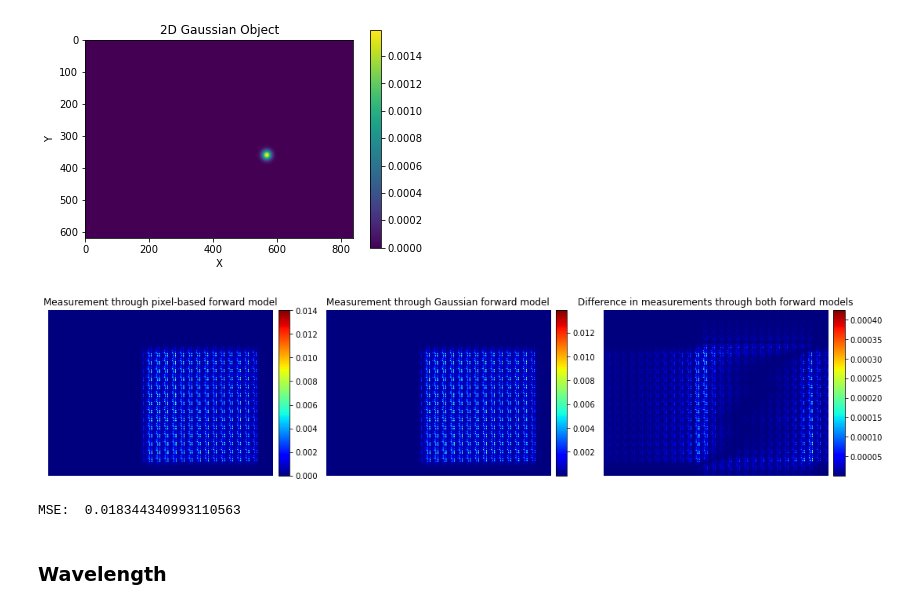
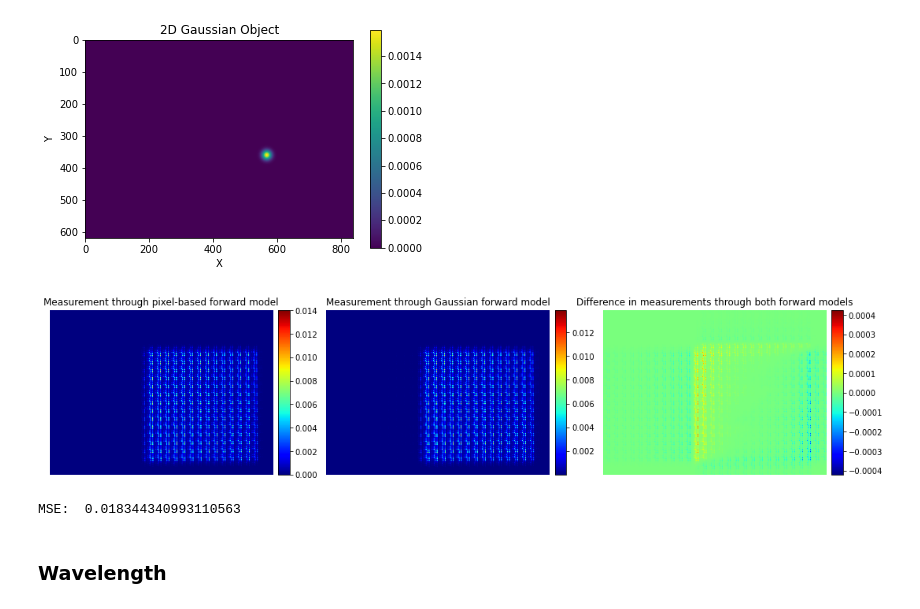
Before and after one commit to neerja/spectralmicroscope_gaussiansplatting, a Jupyter notebook: GaussSplatting/gaussian_localization.ipynb, the cells around one changed output. Saved outputs shown, nothing was run; the diff lists cells and outputs as text; code cells hidden in the pictures.

```diff
--- a/GaussSplatting/gaussian_localization.ipynb
+++ b/GaussSplatting/gaussian_localization.ipynb
@@ -244,11 +335,11 @@ Generally useful as we make updates to the forward models
 # %%
 # Gaussian parameters -- must be floats
-muy = 50.0
-mux = 150.0
-mul = 0.0
-sigy = 10.0
-sigx = 10.0
-sigl = 1.0
+muy = 50.
+mux = 150.
+mul = 0.
+sigy = 10.
+sigx = 10.
+sigl = 1.
 NY, NX, NL = m.shape
 # %%
 # Create gaussian object and 3D array
@@ -293,37 +384,37 @@ fig, axes = plt.subplots(1, 3, figsize=(15, 5))  # Adjust `figsize` as needed fo
 im1 = axes[0].imshow(g3_test_measurement.detach().numpy(), cmap='jet',
                      vmin=g3_test_measurement.min().item(),
                      vmax=g3_test_measurement.max().item())
 axes[0].set_title("Measurement through pixel-based forward model")
 axes[0].axis('off')
 divider1 = make_axes_locatable(axes[0])
 cax1 = divider1.append_axes("right", size="5%", pad=0.1)  # Adjust size and pad for appearance
 fig.colorbar(im1, cax=cax1)
 
 im2 = axes[1].imshow(g_test_measurement.detach().numpy(), cmap='jet',
                      vmin=g_test_measurement.min().item(),
                      vmax=g_test_measurement.max().item())
 axes[1].set_title("Measurement through Gaussian forward model")
 axes[1].axis('off')
 divider2 = make_axes_locatable(axes[1])
 cax2 = divider2.append_axes("right", size="5%", pad=0.1)
 fig.colorbar(im2, cax=cax2)
 
-im3 = axes[2].imshow(np.abs(g_test_diff.detach().numpy()), cmap='jet',
-                     vmin=np.abs(g_test_diff.detach().numpy()).min().item(),
-                     vmax=np.abs(g_test_diff.detach().numpy()).max().item())
+im3 = axes[2].imshow(g_test_diff.detach().numpy(), cmap='jet',
+                     vmin=g_test_diff.min().item(),
+                     vmax=g_test_diff.max().item())
 axes[2].set_title("Difference in measurements through both forward models")
 axes[2].axis('off')
 divider3 = make_axes_locatable(axes[2])
 cax3 = divider3.append_axes("right", size="5%", pad=0.1)
 fig.colorbar(im3, cax=cax3)
 
 # Adjust layout to prevent overlap
 plt.tight_layout()
 plt.show()
 
 print("MSE: ", mse.detach().numpy())
 # %% [output]
-[figure, old version]
+[figure, new version]
 MSE:  0.018344340993110563
 # %% [markdown]
 ### Wavelength
```
Also changed, not shown: parts of 15 cells of this notebook, 2 other files.
